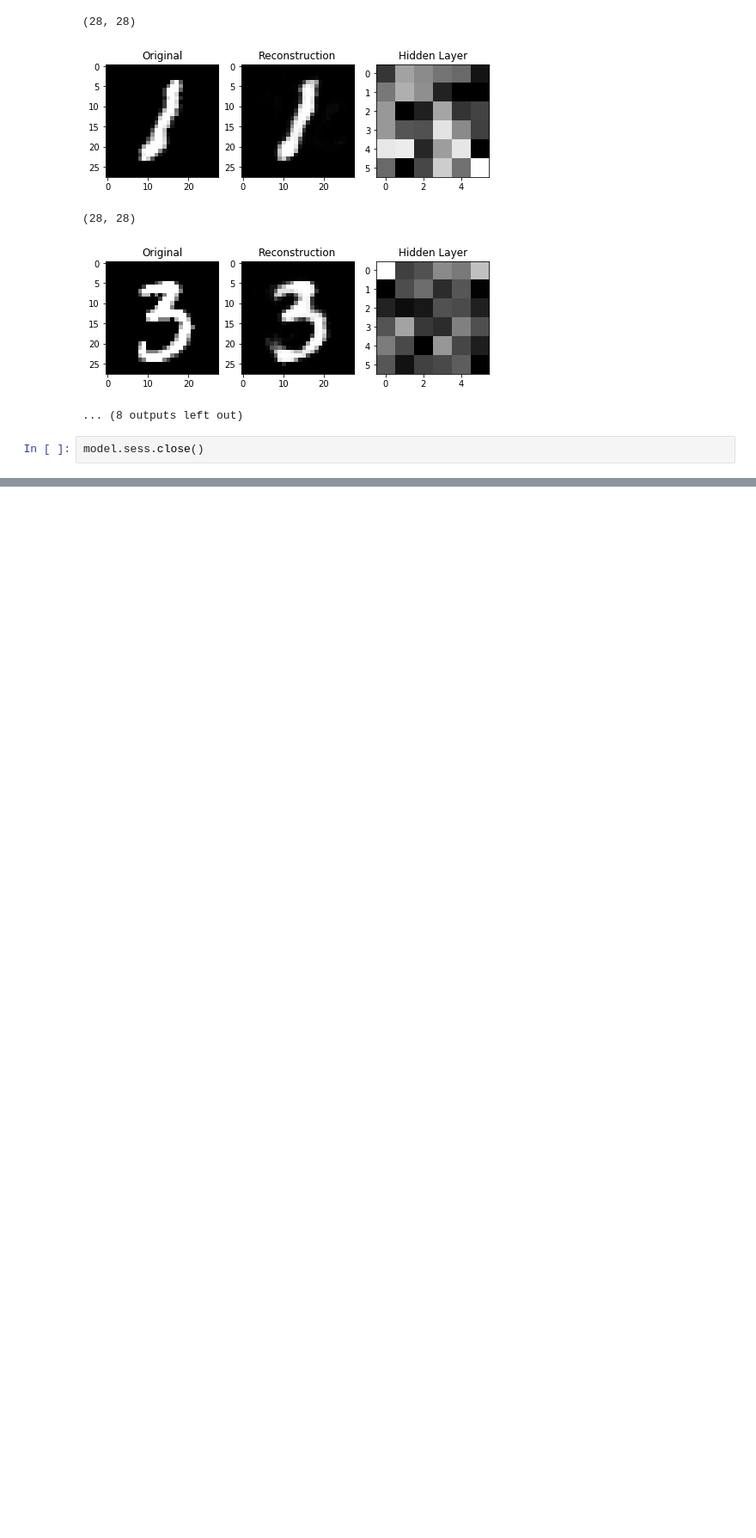
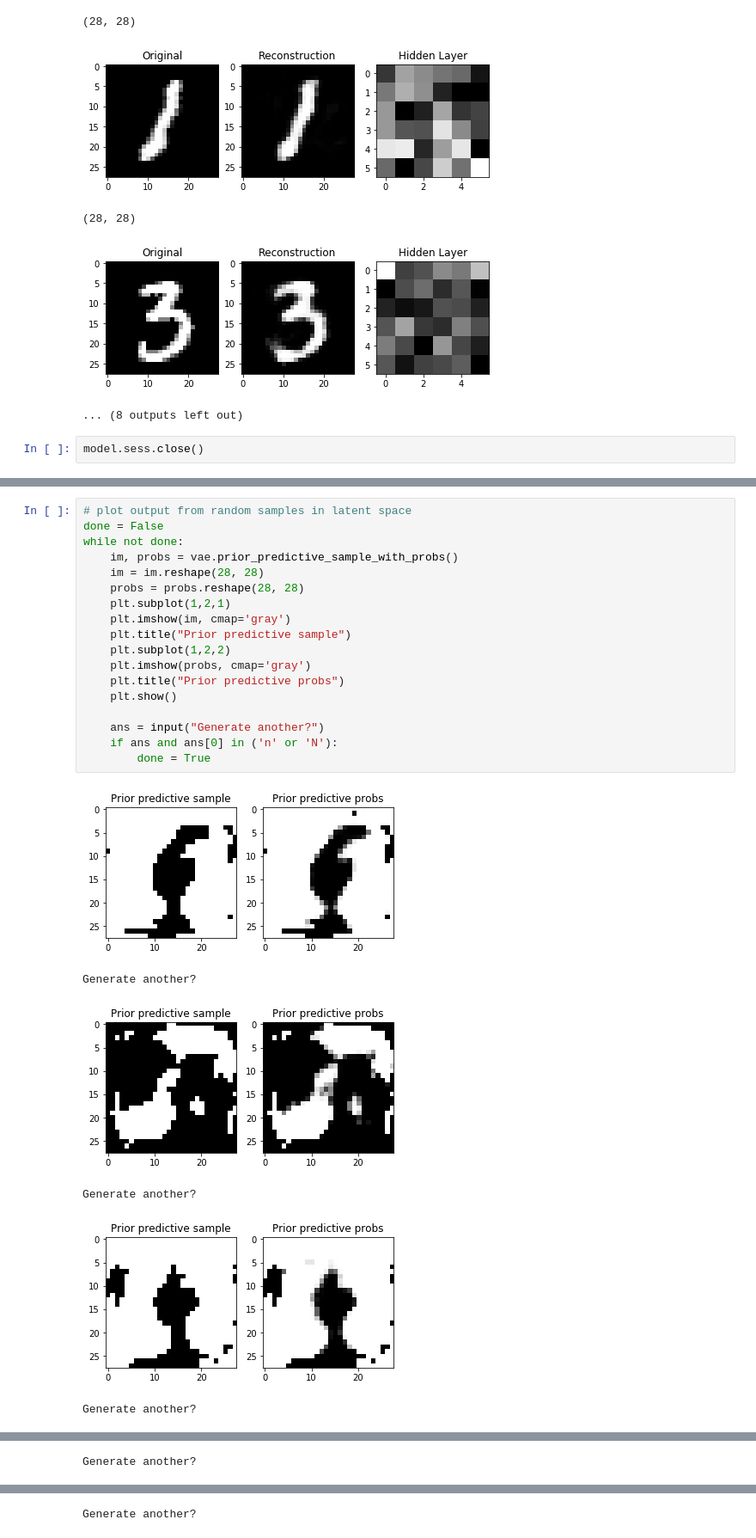
Before and after one commit to yosoufe/machine_learning_examples, a Jupyter notebook: unsupervised_class3/MyWork.ipynb, the cells around one changed output, grey strips where cells are left out. Shown: that part at 86% size. Cells and saved outputs as stored; diff of their text form; blank space fills up the shorter version.

```diff
--- a/unsupervised_class3/MyWork.ipynb
+++ b/unsupervised_class3/MyWork.ipynb
@@ -266,0 +568,25 @@ model.sess.close()
+# %%
+# plot output from random samples in latent space
+done = False
+while not done:
+    im, probs = vae.prior_predictive_sample_with_probs()
+    im = im.reshape(28, 28)
+    probs = probs.reshape(28, 28)
+    plt.subplot(1,2,1)
+    plt.imshow(im, cmap='gray')
+    plt.title("Prior predictive sample")
+    plt.subplot(1,2,2)
+    plt.imshow(probs, cmap='gray')
+    plt.title("Prior predictive probs")
+    plt.show()
+
+    ans = input("Generate another?")
+    if ans and ans[0] in ('n' or 'N'):
+        done = True
+# %% [output]
+[figure, added]
+Generate another?
+[figure, added]
+Generate another?
+[figure, added]
+Generate another?
@@ -266,0 +594 @@ model.sess.close()
+Generate another?
@@ -266,0 +596 @@ model.sess.close()
+Generate another?
```
Also changed, not shown: parts of 8 cells of this notebook.
